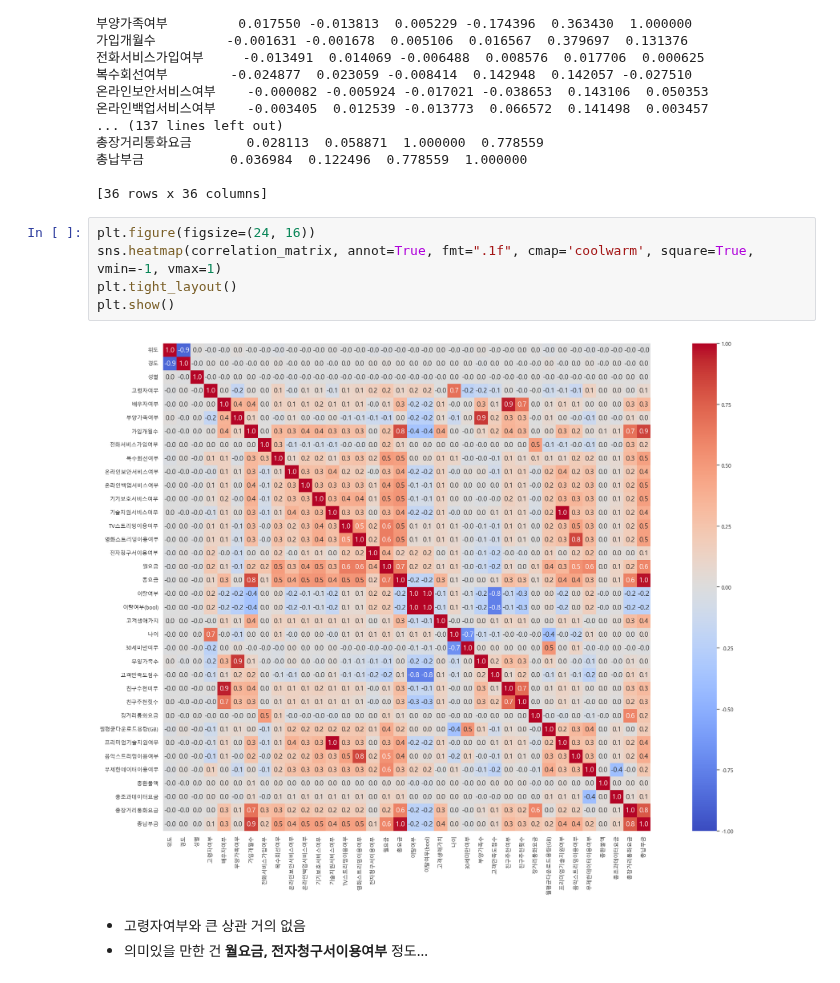
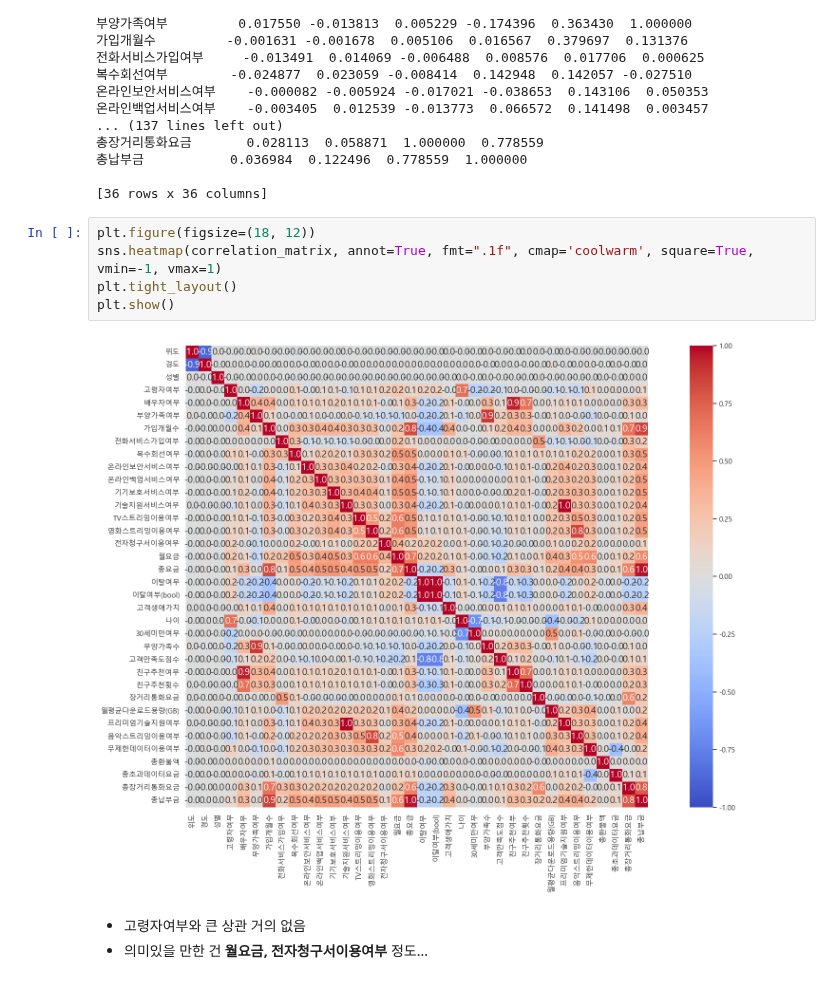
Before and after one commit to Blche/midproject_8, a Jupyter notebook: members/문세희/고령자 이탈이유분석.ipynb, the cells around one changed output. Saved outputs shown, nothing was run; the diff lists cells and outputs as text.

```diff
--- a/members/문세희/고령자 이탈이유분석.ipynb
+++ b/members/문세희/고령자 이탈이유분석.ipynb
@@ -106,12 +106,12 @@ print(correlation_matrix)
 
 [36 rows x 36 columns]
 # %%
-plt.figure(figsize=(24, 16))
+plt.figure(figsize=(18, 12))
 sns.heatmap(correlation_matrix, annot=True, fmt=".1f", cmap='coolwarm', square=True, vmin=-1, vmax=1)
 plt.tight_layout()
 plt.show()
 # %% [output]
-[figure, old version]
+[figure, new version]
 # %% [markdown]
 - 고령자여부와 큰 상관 거의 없음
 - 의미있을 만한 건 **월요금, 전자청구서이용여부** 정도...
```
Also changed, not shown: parts of 3 cells of this notebook.
